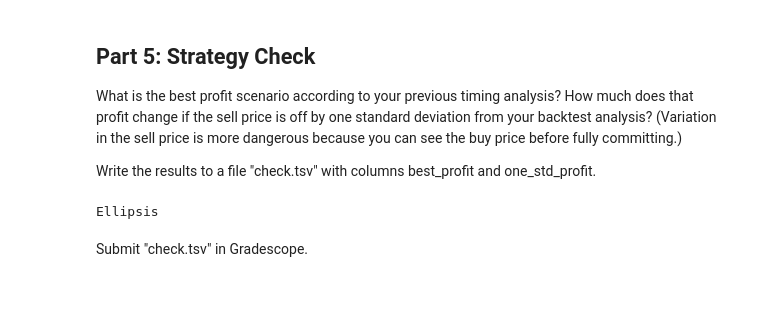
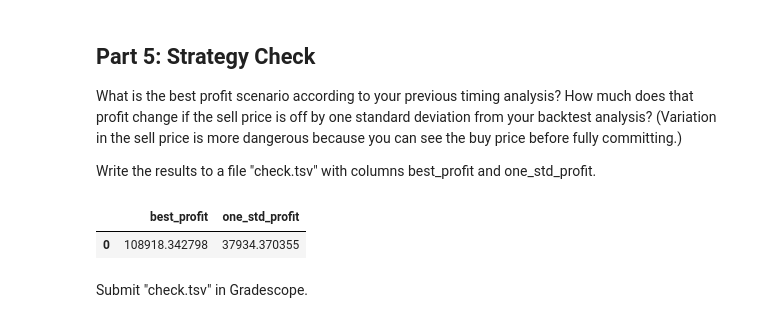
Before and after one commit to cfornesa/dx704-project-02, a Jupyter notebook: project.ipynb, the cells around one changed output. Saved outputs shown, nothing was run; the diff lists cells and outputs as text; code cells hidden in the pictures; blank space fills up the shorter version.

```diff
--- a/project.ipynb
+++ b/project.ipynb
@@ -719,9 +546,41 @@ How much does that profit change if the sell price is off by one standard deviat
 (Variation in the sell price is more dangerous because you can see the buy price before fully committing.)
 
 Write the results to a file "check.tsv" with columns best_profit and one_std_profit.
-# %%
-# YOUR CHANGES HERE
-
-...
-# %% [output]
-Ellipsis
+# %%
+# YOUR CHANGES HERE
+
+# Lookup from forecast
+sf = strawberry_forecast.copy()
+sf["month"] = pd.to_datetime(sf["month"])
+price_lookup = sf.set_index("month")["price"]
+
+best_pair = results.loc[results["expected_profit"].idxmax()]
+
+buy_month  = pd.to_datetime(best_pair["buy_month"])
+sell_month = pd.to_datetime(best_pair["sell_month"])
+buy_price  = float(price_lookup.loc[buy_month])
+sell_mean  = float(price_lookup.loc[sell_month])
+months_held = (sell_month.to_period("M") - buy_month.to_period("M")).n
+
+# Volatility assumption
+sell_stdev = std * sell_mean
+K_raw = buy_price + freeze_cost + storage_per_month * months_held
+
+# Estimate option value with one std deviation lower sell price
+one_std_pp = estimate_option_value(K_raw,
+                                   S_mean=sell_mean - sell_stdev,
+                                   S_stdev=sell_stdev,
+                                   n_samples=20_000,
+                                   discount=discount)
+one_std_profit = one_std_pp * int(best_pair["pints_purchased"])
+
+# Create a DataFrame to compare profits
+check = pd.DataFrame([{
+    "best_profit": float(best_pair["expected_profit"]),
+    "one_std_profit": one_std_profit
+}])
+
+check
+# %% [output]
+|  | best_profit | one_std_profit |
+| 0 | 108918.342798 | 37934.370355 |
```
Also changed, not shown: parts of 11 cells of this notebook, 2 other files.
